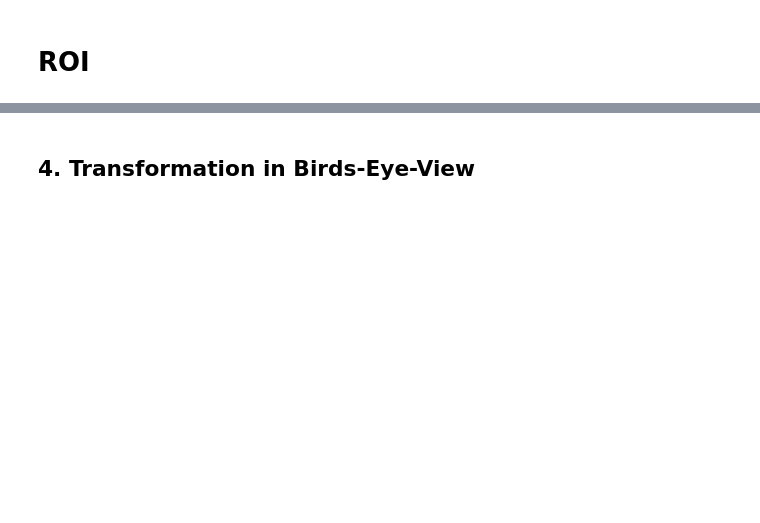
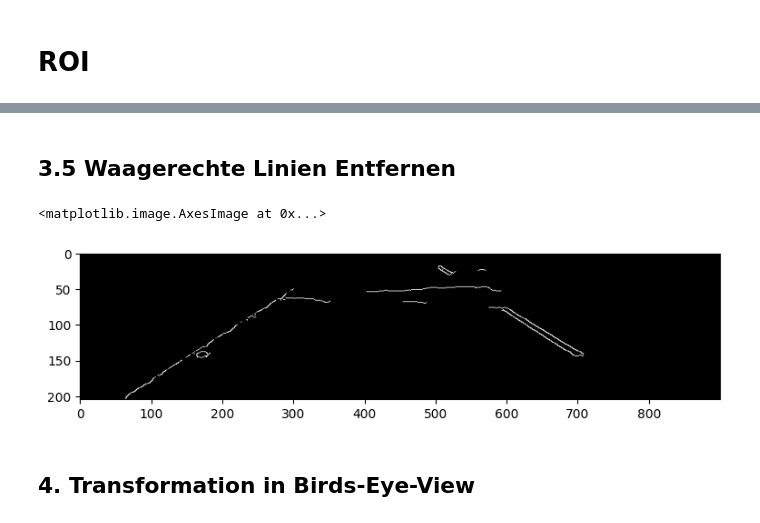
Before and after one commit to Ben-schlch/conventional_lane_detection, a Jupyter notebook: Projekt_Spurerkennung_v2.ipynb, the cells around one changed output, grey strips where cells are left out. Drawn from its saved outputs; the diff is of its cells as text; code cells hidden in the pictures; blank space fills up the shorter version.

```diff
--- a/Projekt_Spurerkennung_v2.ipynb
+++ b/Projekt_Spurerkennung_v2.ipynb
@@ -138,3 +155,22 @@ img = img_roi
+# %% [markdown]
+## 3.5 Waagerechte Linien Entfernen
+# %%
+def remove_horizontal_lines(img_to_remove):
+    img_to_remove = img_to_remove.copy()
+    horizontal_kernel = cv.getStructuringElement(cv.MORPH_RECT, (10,1))
+    horizontal_lines = cv.morphologyEx(img_to_remove, cv.MORPH_OPEN, horizontal_kernel, iterations=3)
+    img_to_remove = cv.subtract(img_to_remove, horizontal_lines)
+    return img_to_remove
+
+imgs_no_hor = [remove_horizontal_lines(im) for im in imgs_roi]
+img_no_hor = imgs_no_hor[6]
+
+plt.figure(figsize=(20,10))
+plt.subplot(1,2,1)
+plt.imshow(img_no_hor, cmap='gray')
+# %% [output]
+<matplotlib.image.AxesImage at 0x...>
+[figure, added]
 # %% [markdown]
 ## 4. Transformation in Birds-Eye-View
 # %%
```
Also changed, not shown: parts of 9 cells of this notebook, 3 other files.
